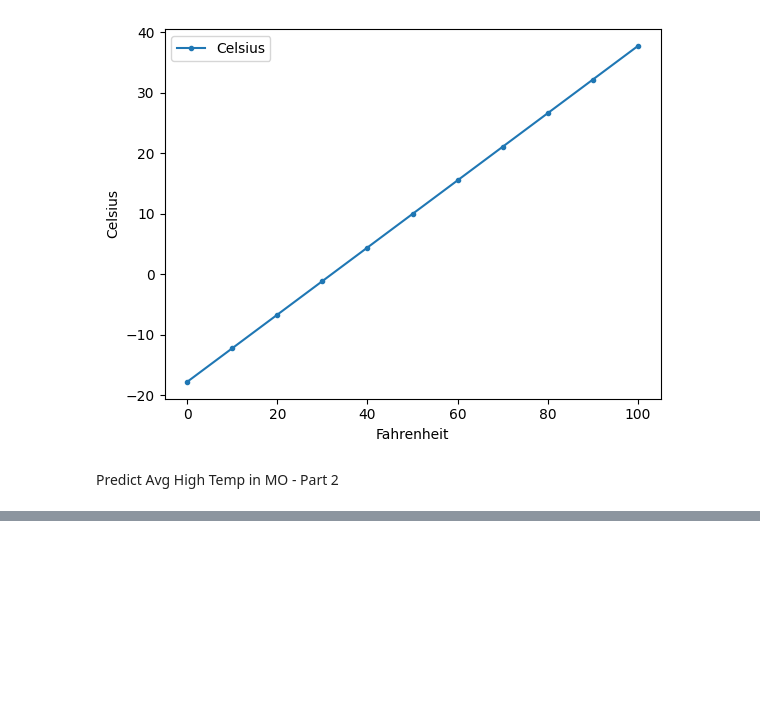
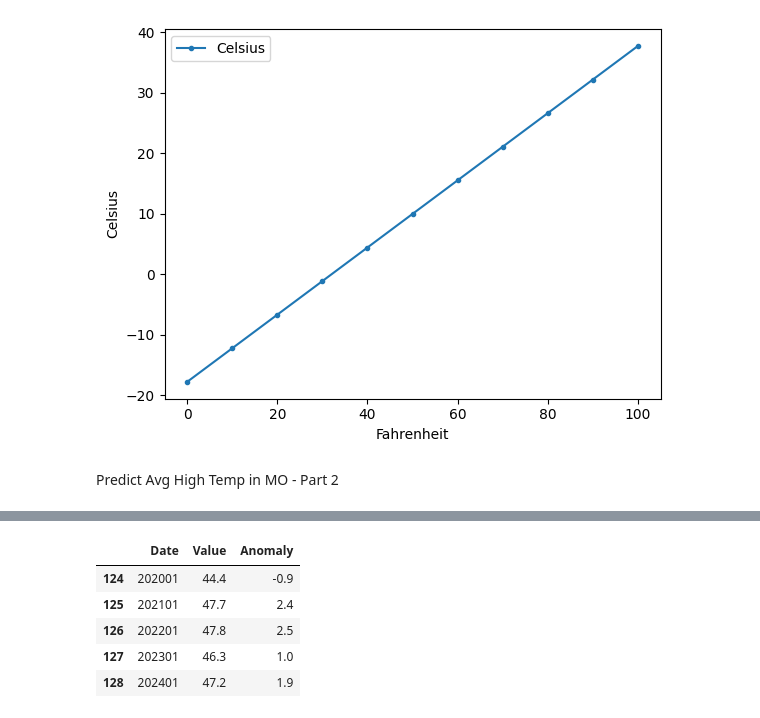
Before and after one commit to 14dstcyr/datafun-07-applied, a Jupyter notebook: DebStCyr_ml.ipynb, the cells around one changed output, grey strips where cells are left out. Saved outputs shown, nothing was run; the diff lists cells and outputs as text; code cells hidden in the pictures; blank space fills up the shorter version.

```diff
--- a/DebStCyr_ml.ipynb
+++ b/DebStCyr_ml.ipynb
@@ -37,0 +56,10 @@ mo = pd.read_csv('ave_hi_mo_1895-2024.csv')
+# %%
+# Display the last five rows of dataframe
+mo_df.tail()
+# %% [output]
+|  | Date | Value | Anomaly |
+| 124 | 202001 | 44.4 | -0.9 |
+| 125 | 202101 | 47.7 | 2.4 |
+| 126 | 202201 | 47.8 | 2.5 |
+| 127 | 202301 | 46.3 | 1.0 |
+| 128 | 202401 | 47.2 | 1.9 |
```
Also changed, not shown: parts of 38 cells of this notebook, 1 other file.
